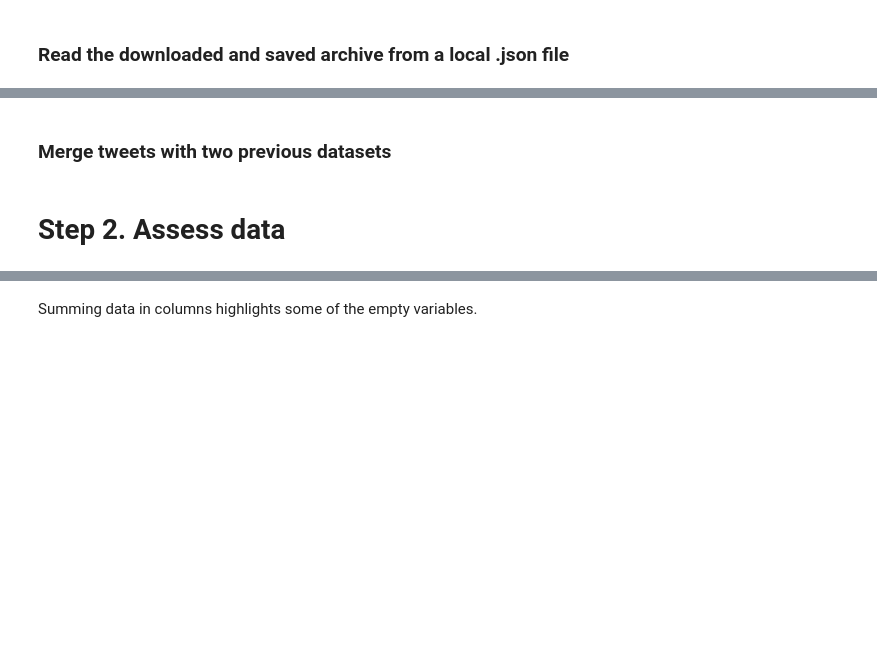
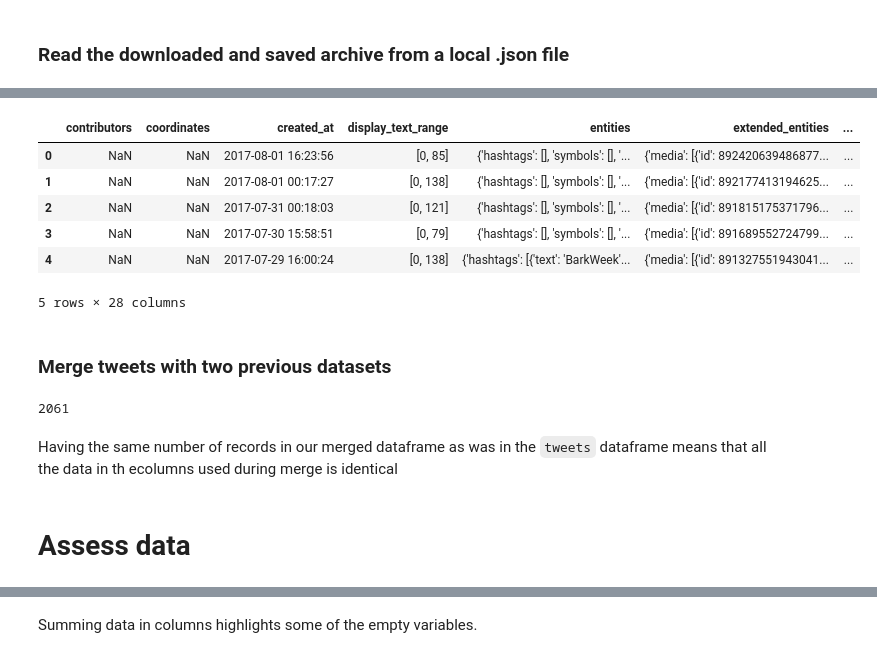
Before and after one commit to s8/twitter_wrangling, a Jupyter notebook: wrangle_act.ipynb, the cells around one changed output, grey strips where cells are left out. Cells and saved outputs as stored; diff of their text form; code cells hidden in the pictures; blank space fills up the shorter version.

```diff
--- a/wrangle_act.ipynb
+++ b/wrangle_act.ipynb
@@ -189,3 +220,13 @@ tweets = pd.read_json ('tweets.json')
+# %%
+tweets.head()
+# %% [output]
+|  | contributors | coordinates | created_at | display_text_range | entities | extended_entities | ... |
+| 0 | NaN | NaN | 2017-08-01 16:23:56 | [0, 85] | {'hashtags': [], 'symbols': [], '... | {'media': [{'id': 892420639486877... | ... |
+| 1 | NaN | NaN | 2017-08-01 00:17:27 | [0, 138] | {'hashtags': [], 'symbols': [], '... | {'media': [{'id': 892177413194625... | ... |
+| 2 | NaN | NaN | 2017-07-31 00:18:03 | [0, 121] | {'hashtags': [], 'symbols': [], '... | {'media': [{'id': 891815175371796... | ... |
+| 3 | NaN | NaN | 2017-07-30 15:58:51 | [0, 79] | {'hashtags': [], 'symbols': [], '... | {'media': [{'id': 891689552724799... | ... |
+| 4 | NaN | NaN | 2017-07-29 16:00:24 | [0, 138] | {'hashtags': [{'text': 'BarkWeek'... | {'media': [{'id': 891327551943041... | ... |
+5 rows × 28 columns
 # %% [markdown]
 ### Merge tweets with two previous datasets
 # %%
@@ -197,2 +239,8 @@ we_rate_dogs = pd.merge(merged_df,tweets, how='inner', on='tweet_id')
+# %%
+len(we_rate_dogs)
+# %% [output]
+2061
+# %% [markdown]
+Having the same number of records in our merged dataframe as was in the `tweets` dataframe means that all the data in th ecolumns used during merge is identical
 # %% [markdown]
-# Step 2. Assess data
+# Assess data
```
Also changed, not shown: parts of 26 cells of this notebook, 1 other file.
